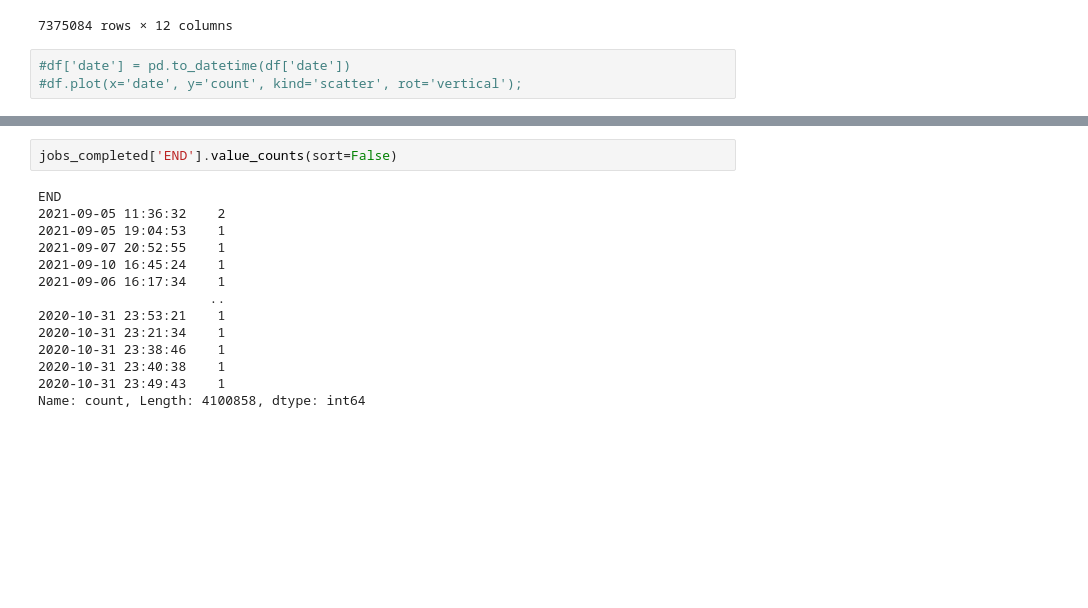
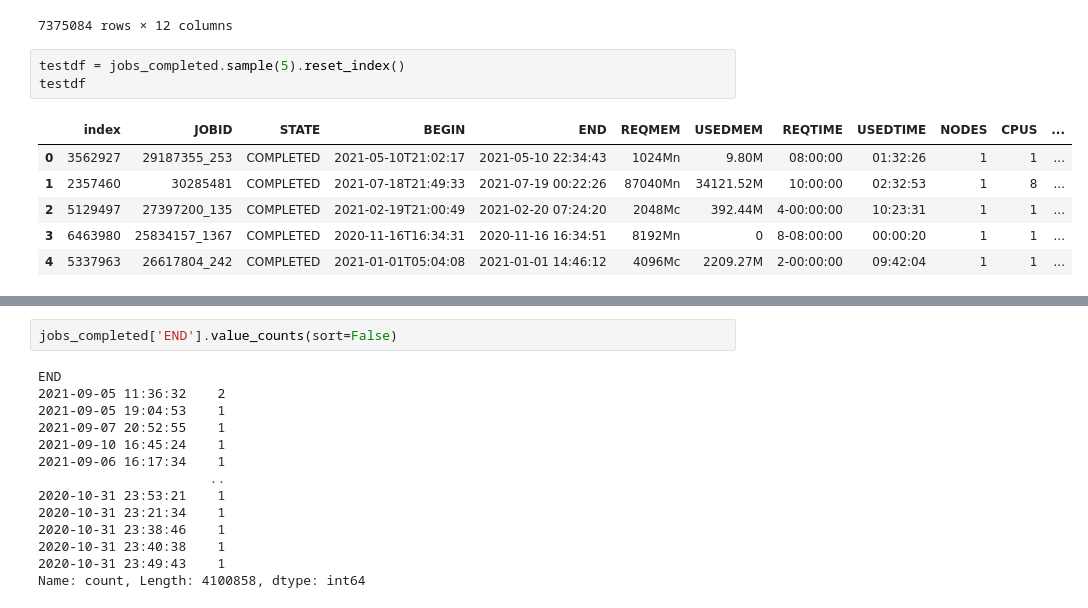
Before and after one commit to nss-data-science-cohort-8/accre-mashed-potatoes, a Jupyter notebook: notebooks/accre_maria.ipynb, the cells around one changed output, grey strips where cells are left out. Saved outputs shown, nothing was run; the diff lists cells and outputs as text; blank space fills up the shorter version.

```diff
--- a/notebooks/accre_maria.ipynb
+++ b/notebooks/accre_maria.ipynb
@@ -190,6 +191,13 @@ See the caveats in the documentation: https://pandas.pydata.org/pandas-docs/stab
 | 7395883 | 25493515 | COMPLETED | 2020-10-31T23:49:44 | 2020-10-31 23:51:40 | 2000Mn | 0.09M | 2-00:00:00 | 00:01:56 | 1 | 1 | sam | ... |
 | 7395884 | 25493542 | COMPLETED | 2020-10-31T23:56:49 | 2020-10-31 23:59:57 | 4096Mc | 886.06M | 12:00:00 | 00:03:08 | 1 | 1 | production | ... |
 7375084 rows × 12 columns
-# %%
-#df['date'] = pd.to_datetime(df['date'])
-#df.plot(x='date', y='count', kind='scatter', rot='vertical');
+# %%
+testdf = jobs_completed.sample(5).reset_index()
+testdf
+# %% [output]
+|  | index | JOBID | STATE | BEGIN | END | REQMEM | USEDMEM | REQTIME | USEDTIME | NODES | CPUS | ... |
+| 0 | 3562927 | 29187355_253 | COMPLETED | 2021-05-10T21:02:17 | 2021-05-10 22:34:43 | 1024Mn | 9.80M | 08:00:00 | 01:32:26 | 1 | 1 | ... |
+| 1 | 2357460 | 30285481 | COMPLETED | 2021-07-18T21:49:33 | 2021-07-19 00:22:26 | 87040Mn | 34121.52M | 10:00:00 | 02:32:53 | 1 | 8 | ... |
+| 2 | 5129497 | 27397200_135 | COMPLETED | 2021-02-19T21:00:49 | 2021-02-20 07:24:20 | 2048Mc | 392.44M | 4-00:00:00 | 10:23:31 | 1 | 1 | ... |
+| 3 | 6463980 | 25834157_1367 | COMPLETED | 2020-11-16T16:34:31 | 2020-11-16 16:34:51 | 8192Mn | 0 | 8-08:00:00 | 00:00:20 | 1 | 1 | ... |
+| 4 | 5337963 | 26617804_242 | COMPLETED | 2021-01-01T05:04:08 | 2021-01-01 14:46:12 | 4096Mc | 2209.27M | 2-00:00:00 | 09:42:04 | 1 | 1 | ... |
```
Also changed, not shown: parts of 8 cells of this notebook.
